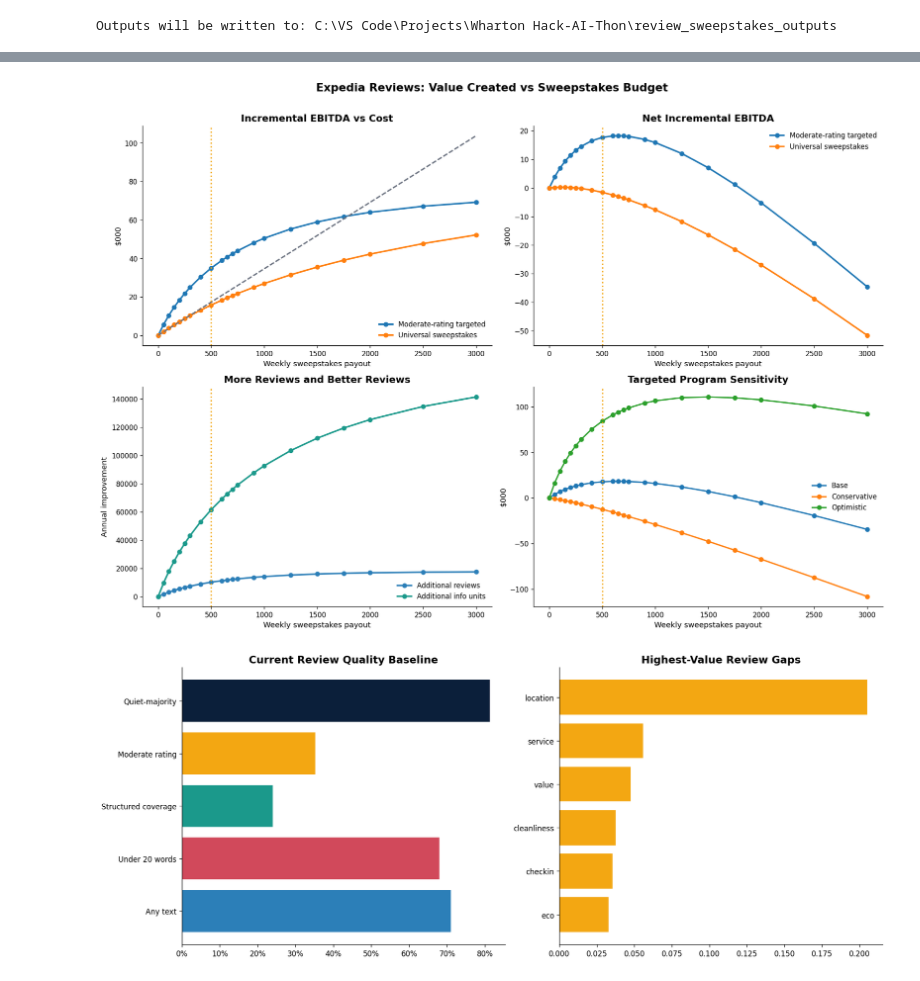
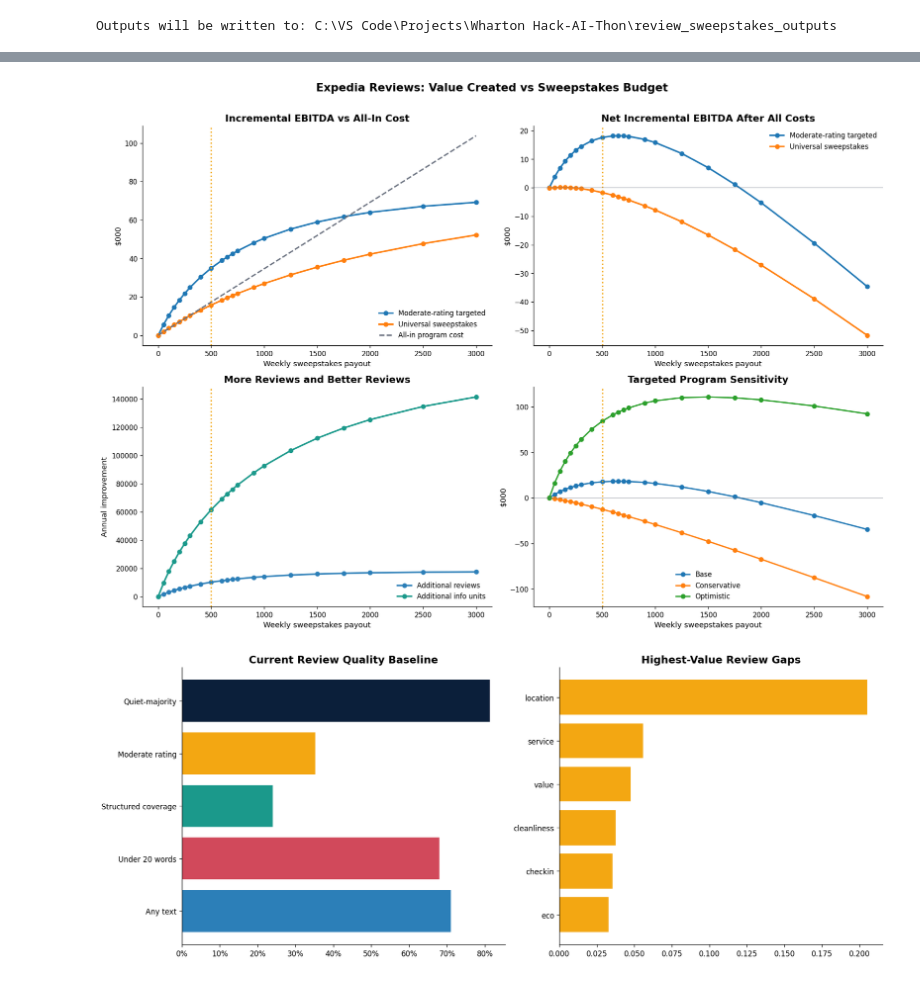
Before and after one commit to Allon-Zhu/Stampedia, a Jupyter notebook: expedia_review_sweepstakes_optimization.ipynb, the cells around one changed output, grey strips where cells are left out. Cells and saved outputs as stored; diff of their text form; code cells hidden in the pictures.

```diff
--- a/expedia_review_sweepstakes_optimization.ipynb
+++ b/expedia_review_sweepstakes_optimization.ipynb
@@ -426,56 +737,102 @@ display(sensitivity_optima[["sensitivity", "weekly_payout", "additional_reviews"
 fig, axes = plt.subplots(2, 2, figsize=(16, 11))
 
 for scenario_name, df in base_grid.groupby("scenario"):
-    axes[0, 0].plot(df["weekly_payout"], df["incremental_ebitda"] / 1_000, marker="o", linewidth=2.3, label=scenario_name)
-    axes[0, 0].plot(df["weekly_payout"], df["economic_cost"] / 1_000, linestyle="--", linewidth=1.8, color=PALETTE["gray"])
-    axes[0, 1].plot(df["weekly_payout"], df["net_incremental_ebitda"] / 1_000, marker="o", linewidth=2.3, label=scenario_name)
+    axes[0, 0].plot(
+        df["weekly_payout"],
+        df["incremental_ebitda"] / 1_000,
+        marker="o",
+        linewidth=2.3,
+        label=scenario_name,
+    )
+    axes[0, 1].plot(
+        df["weekly_payout"],
+        df["net_incremental_ebitda"] / 1_000,
+        marker="o",
+        linewidth=2.3,
+        label=scenario_name,
+    )
 
-axes[1, 0].plot(targeted_base["weekly_payout"], targeted_base["additional_reviews"], marker="o", color=PALETTE["blue"], linewidth=2.3, label="Additional reviews")
-axes[1, 0].plot(targeted_base["weekly_payout"], targeted_base["additional_info_units"], marker="o", color=PALETTE["teal"], linewidth=2.3, label="Additional info units")
+axes[0, 0].plot(
+    targeted_base["weekly_payout"],
+    targeted_base["total_program_cost"] / 1_000,
+    linestyle="--",
+    linewidth=2.0,
+    color=PALETTE["gray"],
+    label="All-in program cost",
+)
+
+axes[1, 0].plot(
+    targeted_base["weekly_payout"],
+    targeted_base["additional_reviews"],
+    marker="o",
+    color=PALETTE["blue"],
+    linewidth=2.3,
+    label="Additional reviews",
+)
+axes[1, 0].plot(
+    targeted_base["weekly_payout"],
+    targeted_base["additional_info_units"],
+    marker="o",
+    color=PALETTE["teal"],
+    linewidth=2.3,
+    label="Additional info units",
+)
 
 for sensitivity_name, df in sensitivity_grid.groupby("sensitivity"):
-    axes[1, 1].plot(df["weekly_payout"], df["net_incremental_ebitda"] / 1_000, marker="o", linewidth=2.0, label=sensitivity_name)
+    axes[1, 1].plot(
+        df["weekly_payout"],
+        df["net_incremental_ebitda"] / 1_000,
+        marker="o",
+        linewidth=2.0,
+        label=sensitivity_name,
+    )
 
-axes[0, 0].set_title("Incremental EBITDA vs Cost")
-axes[0, 1].set_title("Net Incremental EBITDA")
+axes[0, 0].set_title("Incremental EBITDA vs All-In Cost")
+axes[0, 1].set_title("Net Incremental EBITDA After All Costs")
 axes[1, 0].set_title("More Reviews and Better Reviews")
 axes[1, 1].set_title("Targeted Program Sensitivity")
 
 for ax in axes.flat:
     ax.axvline(500, color=PALETTE["gold"], linestyle=":", linewidth=2)
     ax.set_xlabel("Weekly sweepstakes payout")
 
 axes[0, 0].set_ylabel("$000")
 axes[0, 1].set_ylabel("$000")
 axes[1, 0].set_ylabel("Annual improvement")
 axes[1, 1].set_ylabel("$000")
+axes[0, 1].axhline(0, color=PALETTE["gray"], linewidth=1, alpha=0.5)
+axes[1, 1].axhline(0, color=PALETTE["gray"], linewidth=1, alpha=0.5)
 
 axes[0, 0].legend(frameon=False)
 axes[0, 1].legend(frameon=False)
 axes[1, 0].legend(frameon=False)
 axes[1, 1].legend(frameon=False)
 
 fig.suptitle("Expedia Reviews: Value Created vs Sweepstakes Budget", fontsize=16, fontweight="bold", y=1.01)
 fig.tight_layout()
 savefig(fig, "01_sweepstakes_financial_dashboard")
 
 top_gaps = gap_topics.head(6).copy()
 fig, axes = plt.subplots(1, 2, figsize=(15, 6))
-axes[0].barh(["Any text", "Under 20 words", "Structured coverage", "Moderate rating", "Quiet-majority"], [
-    reviews["has_text"].mean(),
-    (reviews["word_count"] < 20).mean(),
-    reviews["structured_coverage_share"].mean(),
-    reviews["moderate_rating"].mean(),
-    reviews["quiet_majority_candidate"].mean(),
-], color=[PALETTE["blue"], PALETTE["red"], PALETTE["teal"], PALETTE["gold"], PALETTE["navy"]])
+axes[0].barh(
+    ["Any text", "Under 20 words", "Structured coverage", "Moderate rating", "Quiet-majority"],
+    [
+        reviews["has_text"].mean(),
+        (reviews["word_count"] < 20).mean(),
+        reviews["structured_coverage_share"].mean(),
+        reviews["moderate_rating"].mean(),
+        reviews["quiet_majority_candidate"].mean(),
+    ],
+    color=[PALETTE["blue"], PALETTE["red"], PALETTE["teal"], PALETTE["gold"], PALETTE["navy"]],
+)
 axes[0].set_title("Current Review Quality Baseline")
 axes[0].xaxis.set_major_formatter(PercentFormatter(1))
 axes[1].barh(top_gaps["topic"], top_gaps["gap_score"], color=PALETTE["gold"])
 axes[1].invert_yaxis()
 axes[1].set_title("Highest-Value Review Gaps")
 fig.tight_layout()
 savefig(fig, "02_review_gap_snapshot")
 # %% [output]
-[figure, old version]
+[figure, new version]
 [figure]
 # %%
```
Also changed, not shown: parts of 12 cells of this notebook, 25 other files.
